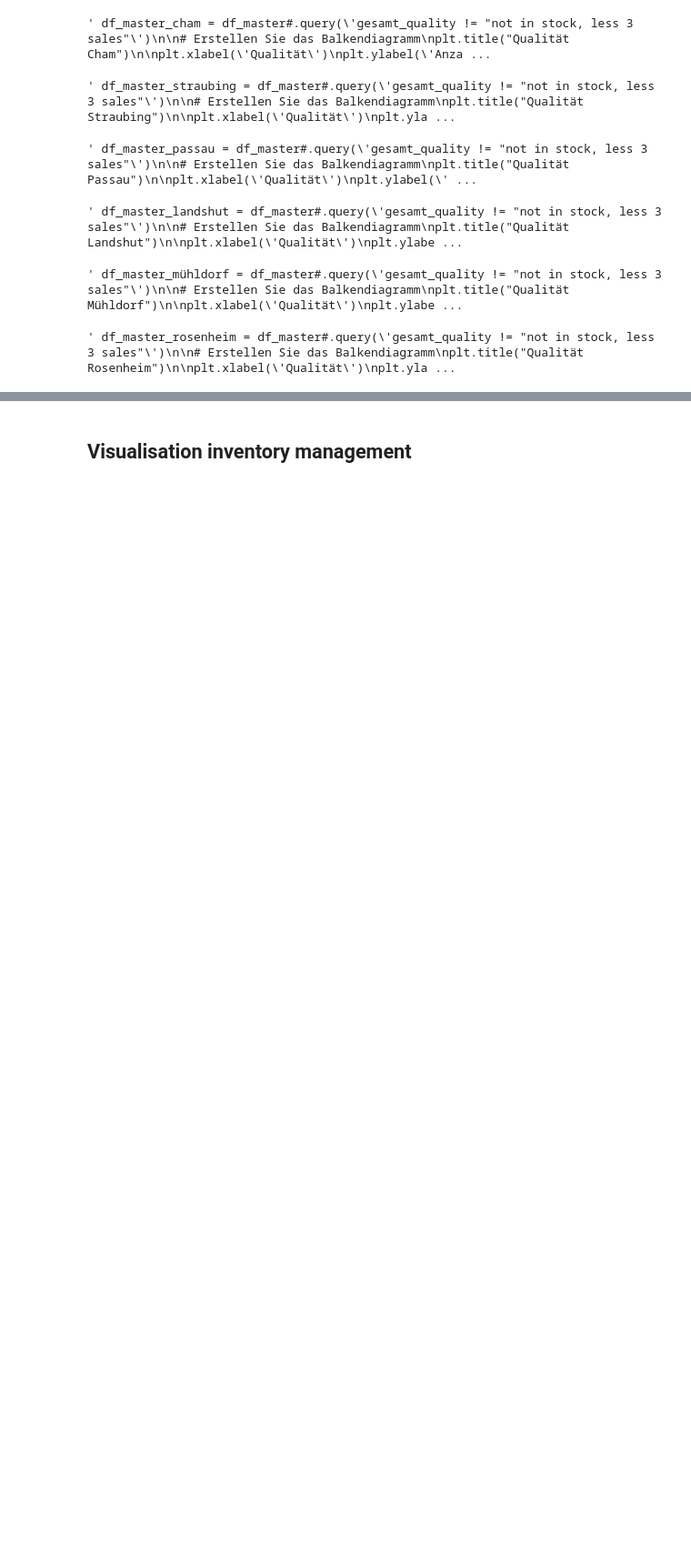
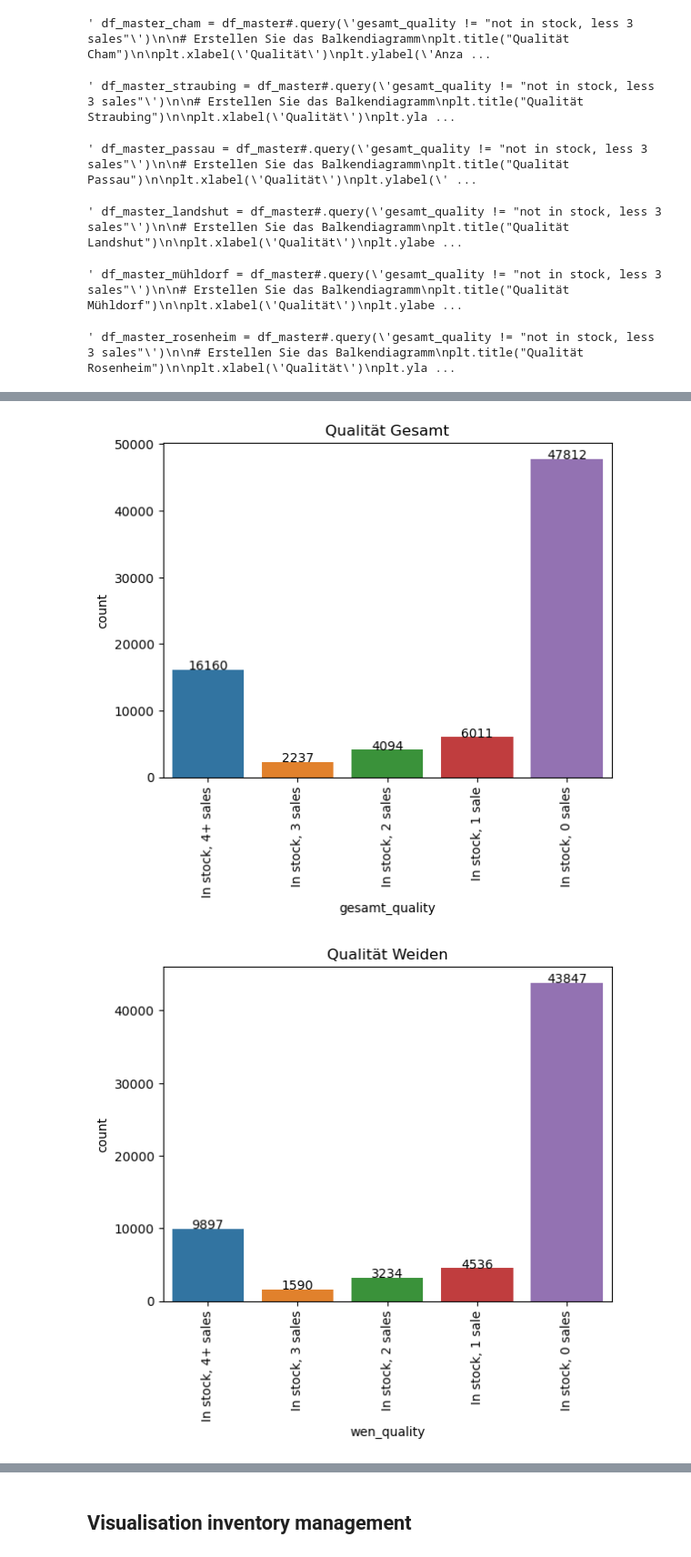
Before and after one commit to capstone-kueblbeck/capstone-kueblbeck, a Jupyter notebook: coding/max_pn.ipynb, the cells around one changed output, grey strips where cells are left out. Shown at 91% size. Drawn from its saved outputs; the diff is of its cells as text; code cells hidden in the pictures; blank space fills up the shorter version.

```diff
--- a/coding/max_pn.ipynb
+++ b/coding/max_pn.ipynb
@@ -457,0 +505,16 @@ for key, value in locations.items():
+# %%
+locations = ['gesamt', 'wen', 'rgb', 'amb', 'cha', 'str', 'pas', 'lan', 'müh', 'ros']
+PE_categories = ['In stock, 4+ sales', 'In stock, 3 sales', 'In stock, 2 sales', 'In stock, 1 sale', 'In stock, 0 sales']
+
+for x in locations:
+    PE_condition = [
+        (df_master[x+'_lager'] > 0) & (df_master[x+'_vk'] > 3),
+        (df_master[x+'_lager'] > 0) & (df_master[x+'_vk'] == 3),
+        (df_master[x+'_lager'] > 0) & (df_master[x+'_vk'] == 2),
+        (df_master[x+'_lager'] > 0) & (df_master[x+'_vk'] == 1),
+        (df_master[x+'_lager'] > 0) & (df_master[x+'_vk'] == 0)
+    ]
+
+    df_master[x+'_quality'] = np.select(PE_condition, PE_categories)
+
+df_master
@@ -457,0 +551,39 @@ for key, value in locations.items():
+# %%
+display_order_quality = PE_categories
+
+locations = {'gesamt': 'Gesamt',
+             'wen': 'Weiden',
+             'rgb': 'Regensburg',
+             'amb': 'Amberg',
+             'cha': 'Cham',
+             'str': 'Straubing',
+             'pas': 'Passau',
+             'lan': 'Landshut',
+             'müh': 'Mühldorf',
+             'ros': 'Rosenheim'}
+
+for key, value in locations.items():
+
+    location = df_master.query(key + '_quality != "löschen"')
+    location = location.query(key + '_quality != "0"')
+    # Erstellen Sie das Balkendiagramm
+    plt.title("Qualität " + value)
+
+    plt.xlabel('Qualität')
+    plt.ylabel('Anzahl')
+
+    ax = sns.countplot(x=key + '_quality', data=location, order=display_order_quality)
+
+    for p in ax.patches:
+        # Erhalte die Höhe und die Position jedes Balkens
+        height = p.get_height()
+        x = p.get_x() + p.get_width() / 2
+
+        # Füge einen Text über dem Balken hinzu
+        ax.text(x, height + 0.1, f'{height:.0f}', ha='center')
+
+    plt.xticks(rotation=90)
+    plt.show()
+# %% [output]
+[figure, added]
+[figure, added]
```
Also changed, not shown: parts of 10 cells of this notebook.
